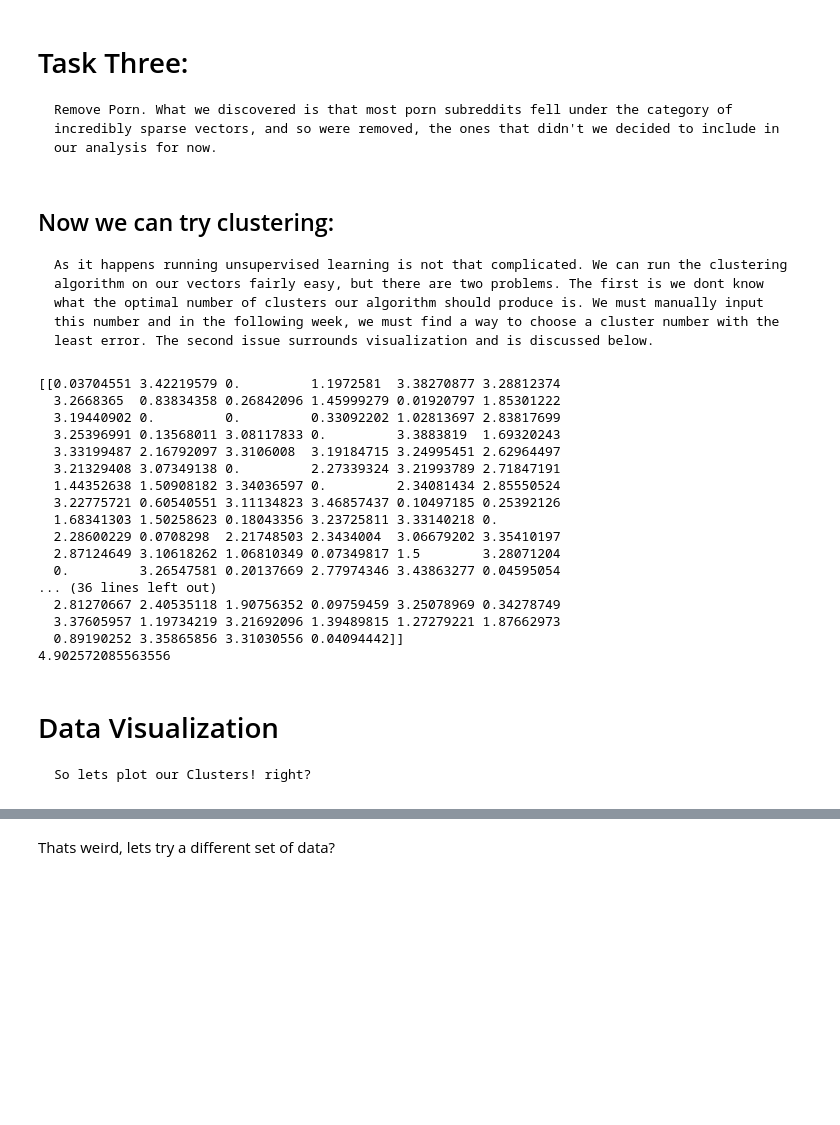
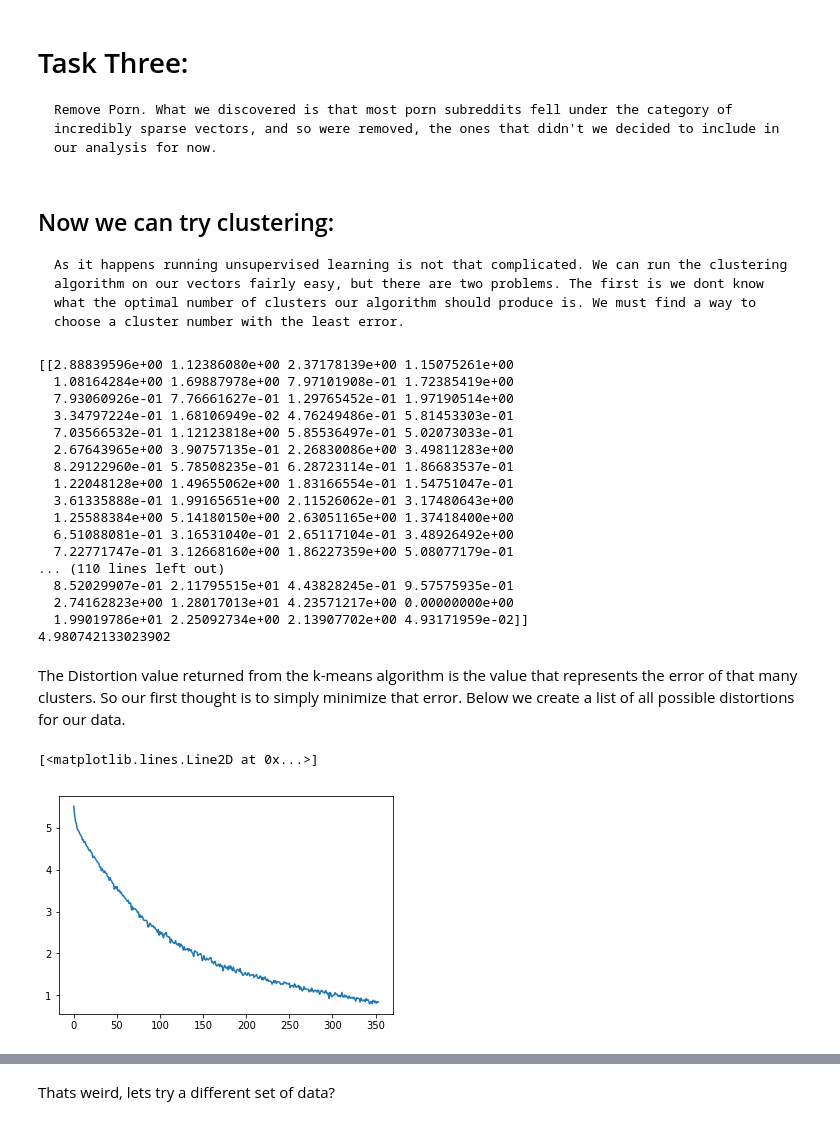
Before and after one commit to minivesper/RedditClustering, a Jupyter notebook: RedditData.ipynb, the cells around one changed output, grey strips where cells are left out. Saved outputs shown, nothing was run; the diff lists cells and outputs as text; code cells hidden in the pictures; blank space fills up the shorter version.

```diff
--- a/RedditData.ipynb
+++ b/RedditData.ipynb
@@ -271,41 +253,56 @@ print(bigdfVec[0:10,0:14])
     Remove Porn. What we discovered is that most porn subreddits fell under the category of incredibly sparse vectors, and so were removed, the ones that didn't we decided to include in our analysis for now.
 # %% [markdown]
 ## Now we can try clustering:
-    As it happens running unsupervised learning is not that complicated. We can run the clustering algorithm on our vectors fairly easy, but there are two problems. The first is we dont know what the optimal number of clusters our algorithm should produce is. We must manually input this number and in the following week, we must find a way to choose a cluster number with the least error. The second issue surrounds visualization and is discussed below.
+    As it happens running unsupervised learning is not that complicated. We can run the clustering algorithm on our vectors fairly easy, but there are two problems. The first is we dont know what the optimal number of clusters our algorithm should produce is. We must find a way to choose a cluster number with the least error.
 # %%
 from scipy.cluster.vq import vq, kmeans, whiten
 import matplotlib.pyplot as plt
 
 
-
+##A function that clusters with a given K
 def Cluster(vectors, Num_clusters):
     whitened = whiten(vectors)
     codebook, distortion = kmeans(whitened, Num_clusters)
     return codebook, distortion
 
-cb, dist = Cluster(bigdfVec[1:1000],3)
-whitened = whiten(bigdfVec[1:1000])
-print(cb)
+##An example of the centroids returned by clustering
+codebook, dist = Cluster(bigdfVec[1:1000],5)
+whitened = whiten(bigdfVec[1:100])
+
+## The list of centroids
+print(codebook)
+
+#The estimated error of the clustering given that k value
 print(dist)
 # %% [output]
-[[0.03704551 3.42219579 0.         1.1972581  3.38270877 3.28812374
-  3.2668365  0.83834358 0.26842096 1.45999279 0.01920797 1.85301222
-  3.19440902 0.         0.         0.33092202 1.02813697 2.83817699
-  3.25396991 0.13568011 3.08117833 0.         3.3883819  1.69320243
-  3.33199487 2.16792097 3.3106008  3.19184715 3.24995451 2.62964497
-  3.21329408 3.07349138 0.         2.27339324 3.21993789 2.71847191
-  1.44352638 1.50908182 3.34036597 0.         2.34081434 2.85550524
-  3.22775721 0.60540551 3.11134823 3.46857437 0.10497185 0.25392126
-  1.68341303 1.50258623 0.18043356 3.23725811 3.33140218 0.
-  2.28600229 0.0708298  2.21748503 2.3434004  3.06679202 3.35410197
-  2.87124649 3.10618262 1.06810349 0.07349817 1.5        3.28071204
-  0.         3.26547581 0.20137669 2.77974346 3.43863277 0.04595054
-... (36 lines left out)
-  2.81270667 2.40535118 1.90756352 0.09759459 3.25078969 0.34278749
-  3.37605957 1.19734219 3.21692096 1.39489815 1.27279221 1.87662973
-  0.89190252 3.35865856 3.31030556 0.04094442]]
-4.902572085563556
+[[2.88839596e+00 1.12386080e+00 2.37178139e+00 1.15075261e+00
+  1.08164284e+00 1.69887978e+00 7.97101908e-01 1.72385419e+00
+  7.93060926e-01 7.76661627e-01 1.29765452e-01 1.97190514e+00
+  3.34797224e-01 1.68106949e-02 4.76249486e-01 5.81453303e-01
+  7.03566532e-01 1.12123818e+00 5.85536497e-01 5.02073033e-01
+  2.67643965e+00 3.90757135e-01 2.26830086e+00 3.49811283e+00
+  8.29122960e-01 5.78508235e-01 6.28723114e-01 1.86683537e-01
+  1.22048128e+00 1.49655062e+00 1.83166554e-01 1.54751047e-01
+  3.61335888e-01 1.99165651e+00 2.11526062e-01 3.17480643e+00
+  1.25588384e+00 5.14180150e+00 2.63051165e+00 1.37418400e+00
+  6.51088081e-01 3.16531040e-01 2.65117104e-01 3.48926492e+00
+  7.22771747e-01 3.12668160e+00 1.86227359e+00 5.08077179e-01
+... (110 lines left out)
+  8.52029907e-01 2.11795515e+01 4.43828245e-01 9.57575935e-01
+  2.74162823e+00 1.28017013e+01 4.23571217e+00 0.00000000e+00
+  1.99019786e+01 2.25092734e+00 2.13907702e+00 4.93171959e-02]]
+4.980742133023902
-# %% [markdown]
-# Data Visualization
-
-    So lets plot our Clusters! right?
+# %% [markdown]
+The Distortion value returned from the k-means algorithm is the value that represents the error of that many clusters. So our first thought is to simply minimize that error. Below we create a list of all possible distortions for our data.
+# %%
+#####WARNING, THIS TAKES A WHILE
+
+##Get all distortions
+distortions = []
+for i in range(1,int(len(list(bigdfVec))/2)):
+    cb, dist = Cluster(bigdfVec, i)
+    distortions.append(dist)
+plt.plot(distortions)
+# %% [output]
+[<matplotlib.lines.Line2D at 0x...>]
+[figure, added]
```
Also changed, not shown: parts of 29 cells of this notebook.
